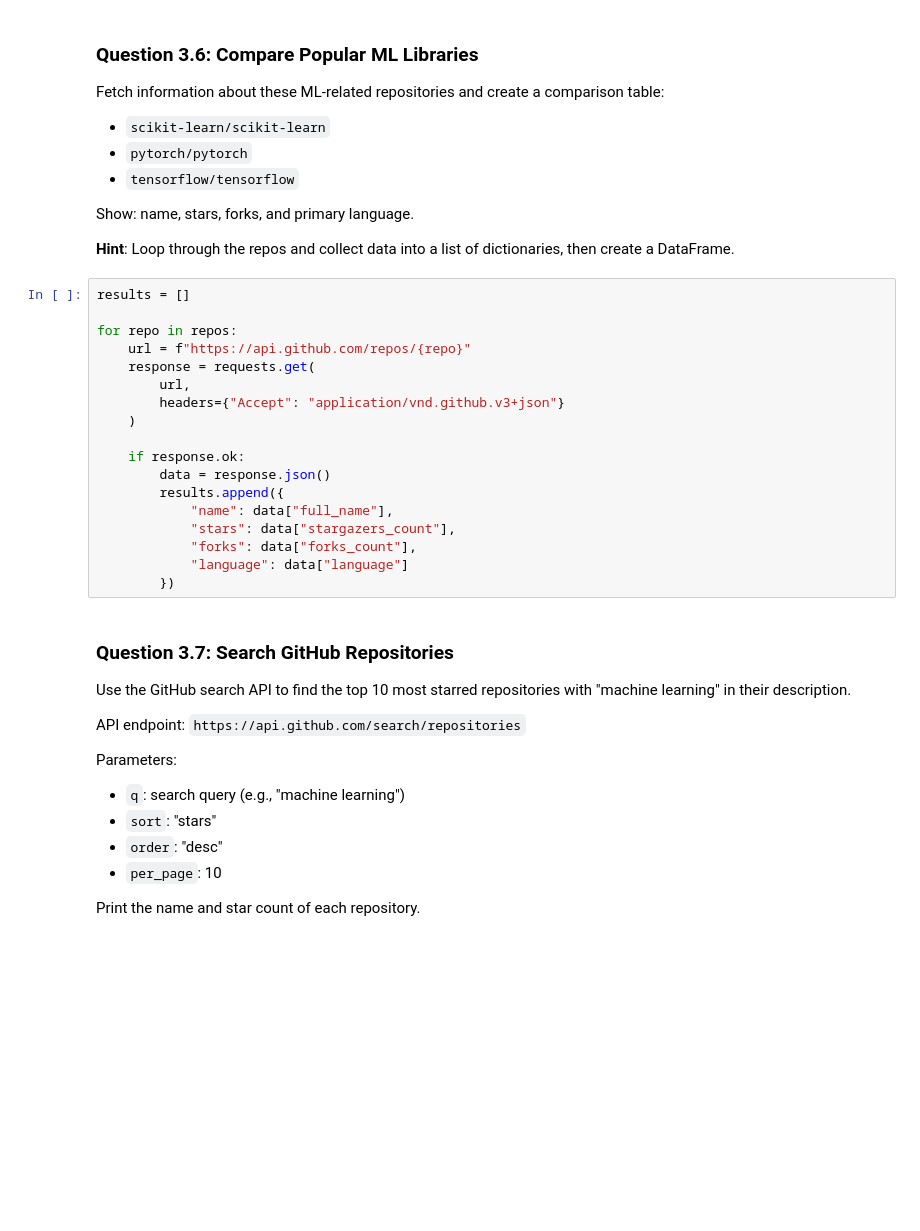
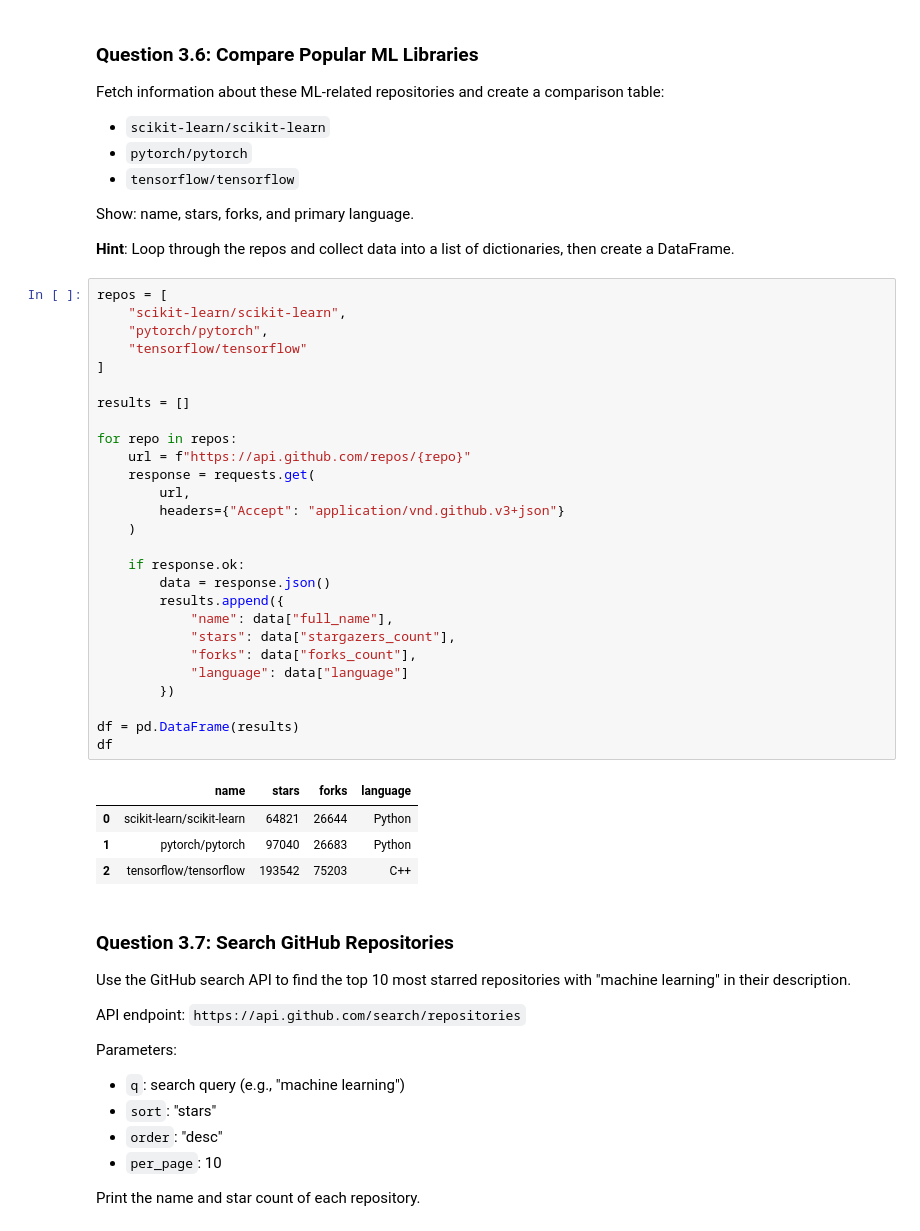
Before and after one commit to Aech-7/Software-tools-and-Techniques-for-AI--Labs, a Jupyter notebook: labs/week01-data-collection-lab.ipynb, the cells around one changed output. Cells and saved outputs as stored; diff of their text form; blank space fills up the shorter version.

```diff
--- a/labs/week01-data-collection-lab.ipynb
+++ b/labs/week01-data-collection-lab.ipynb
@@ -412,23 +410,37 @@ Show: name, stars, forks, and primary language.
 
 **Hint**: Loop through the repos and collect data into a list of dictionaries, then create a DataFrame.
 # %%
+repos = [
+    "scikit-learn/scikit-learn",
+    "pytorch/pytorch",
+    "tensorflow/tensorflow"
+]
+
 results = []
 
 for repo in repos:
     url = f"https://api.github.com/repos/{repo}"
     response = requests.get(
         url,
         headers={"Accept": "application/vnd.github.v3+json"}
     )
 
     if response.ok:
         data = response.json()
         results.append({
             "name": data["full_name"],
             "stars": data["stargazers_count"],
             "forks": data["forks_count"],
             "language": data["language"]
         })
+
+df = pd.DataFrame(results)
+df
+# %% [output]
+|  | name | stars | forks | language |
+| 0 | scikit-learn/scikit-learn | 64821 | 26644 | Python |
+| 1 | pytorch/pytorch | 97040 | 26683 | Python |
+| 2 | tensorflow/tensorflow | 193542 | 75203 | C++ |
 # %% [markdown]
 ### Question 3.7: Search GitHub Repositories
 
```
Also changed, not shown: parts of 7 cells of this notebook.
